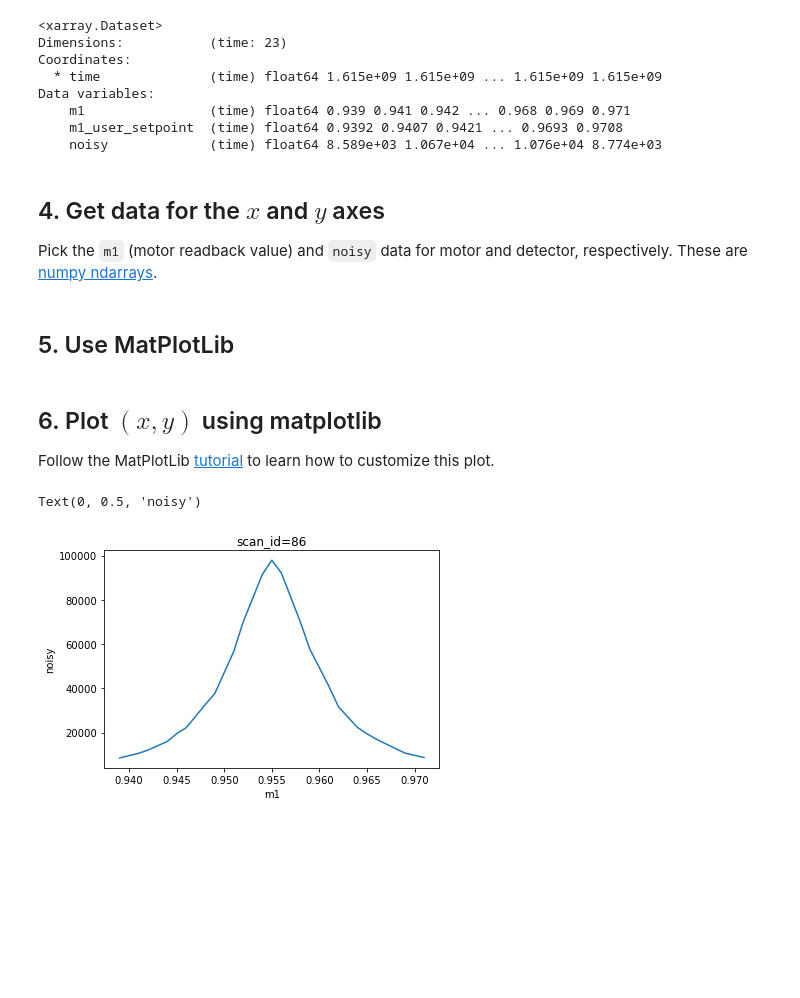
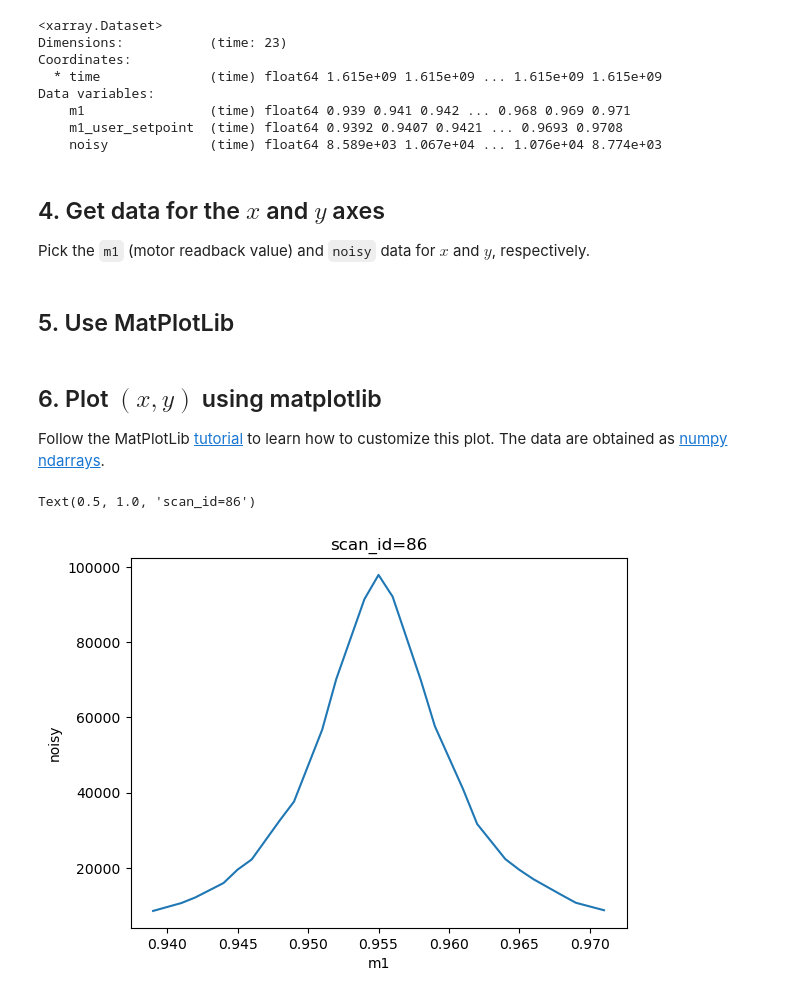
Before and after one commit to BCDA-APS/bluesky_training, a Jupyter notebook: docs/source/howto/_plot_x_y_databroker.ipynb, the cells around one changed output. Cells and saved outputs as stored; diff of their text form; code cells hidden in the pictures; blank space fills up the shorter version.

Commit message:
DOC #144 revise the XY plot instructions

```diff
--- a/docs/source/howto/_plot_x_y_databroker.ipynb
+++ b/docs/source/howto/_plot_x_y_databroker.ipynb
@@ -51,10 +51,10 @@ Data variables:
 # %% [markdown]
 ## 4. Get data for the $x$ and $y$ axes
 
-Pick the `m1` (motor readback value) and `noisy` data for motor and detector, respectively.  These are [numpy ndarrays](https://numpy.org/doc/stable/reference/generated/numpy.ndarray.html).
+Pick the `m1` (motor readback value) and `noisy` data for $x$ and $y$, respectively.
 # %%
-motor = dataset["m1"].values
-detector = dataset["noisy"].values
+x = dataset["m1"]
+y = dataset["noisy"]
 # %% [markdown]
 ## 5. Use MatPlotLib
 # %%
@@ -62,12 +62,12 @@ import matplotlib.pyplot as plt
 # %% [markdown]
 ## 6. Plot $(x,y)$ using matplotlib
 
-Follow the MatPlotLib [tutorial](https://matplotlib.org/stable/tutorials/introductory/pyplot.html) to learn how to customize this plot.
+Follow the MatPlotLib [tutorial](https://matplotlib.org/stable/tutorials/introductory/pyplot.html) to learn how to customize this plot.  The data are obtained as [numpy ndarrays](https://numpy.org/doc/stable/reference/generated/numpy.ndarray.html).
 # %%
-plt.plot(motor, detector)
+plt.plot(x.values, y.values)
+plt.xlabel(x.name)
+plt.ylabel(y.name)
 plt.title(f"scan_id={run.metadata['start']['scan_id']}")
-plt.xlabel(dataset["m1"].name)
-plt.ylabel(dataset["noisy"].name)
 # %% [output]
-Text(0, 0.5, 'noisy')
+Text(0.5, 1.0, 'scan_id=86')
-[figure, old version]
+[figure, new version]
```
Also changed, not shown: parts of 7 cells of this notebook.
